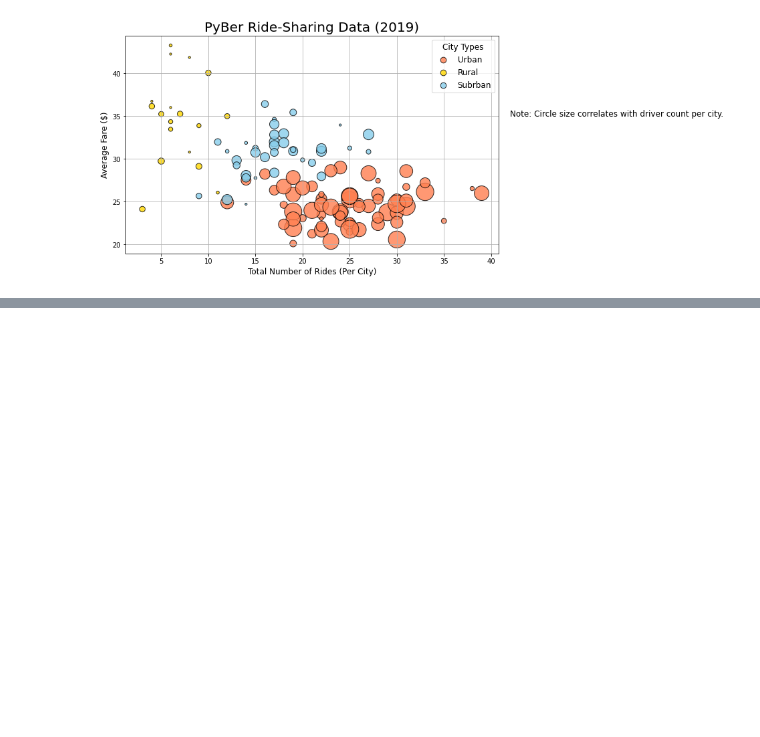
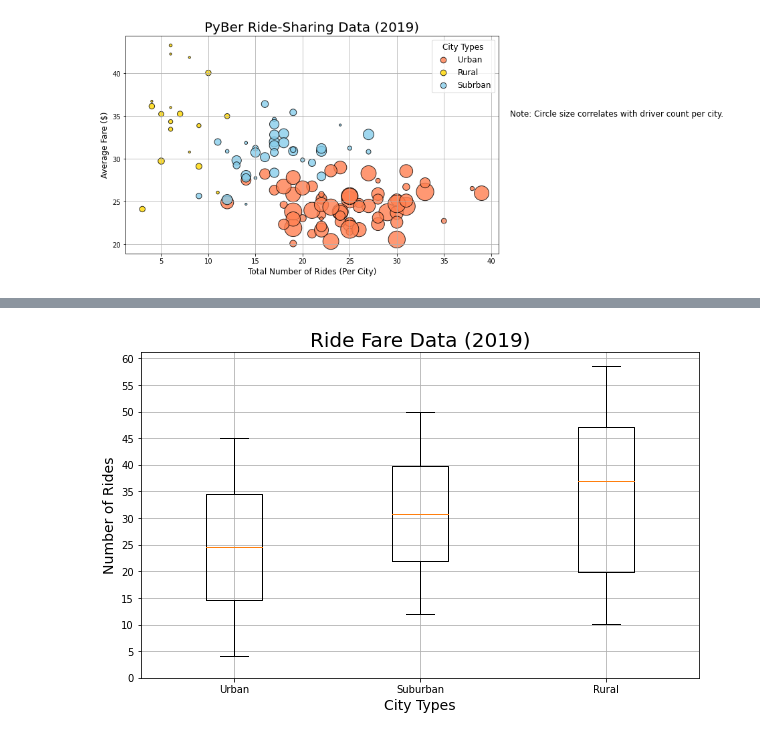
Before and after one commit to mthalken/PyBer_Analysis, a Jupyter notebook: PyBer.ipynb, the cells around one changed output, grey strips where cells are left out. Saved outputs shown, nothing was run; the diff lists cells and outputs as text; code cells hidden in the pictures; blank space fills up the shorter version.

```diff
--- a/PyBer.ipynb
+++ b/PyBer.ipynb
@@ -301,0 +404,6 @@ plt.savefig("analysis/Fig1.png")
+# %%
+# Get the fares for the citys
+urban_fares = urban_cities_df["fare"]
+suburban_fares = suburban_cities_df["fare"]
+rural_fares = rural_cities_df["fare"]
+urban_fares.head()
@@ -301,0 +535,15 @@ plt.savefig("analysis/Fig1.png")
+# %%
+#Create a box and wisker plot for the fare data
+x_labels = ["Urban", "Suburban", "Rural"]
+ride_fares_data = [urban_fares, suburban_fares, rural_fares]
+fig, ax = plt.subplots(figsize=(10, 6))
+ax.boxplot(ride_fares_data, labels=x_labels)
+ax.set_title('Ride Fare Data (2019)', fontsize=20)
+ax.set_ylabel('Number of Rides', fontsize=14)
+ax.set_xlabel('City Types', fontsize=14)
+ax.set_yticks(np.arange(0, 63, step=5.0))
+ax.grid()
+plt.savefig("analysis/Fig3.png")
+plt.show()
+# %% [output]
+[figure, added]
```
Also changed, not shown: parts of 22 cells of this notebook, 2 other files.
